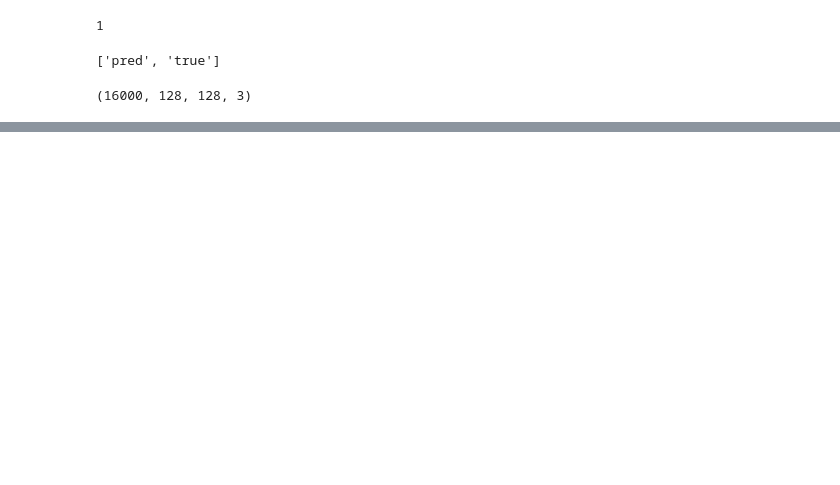
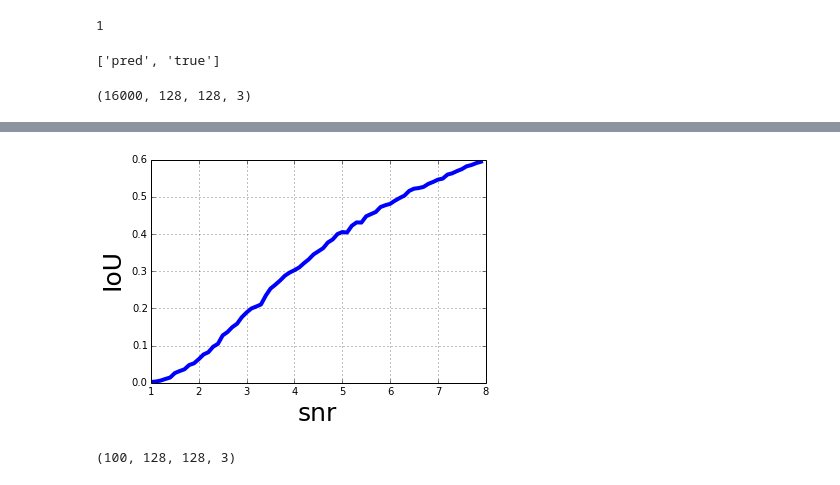
Before and after one commit to Sosnovik/u-rocket, a Jupyter notebook: Untitled.ipynb, the cells around one changed output, grey strips where cells are left out. Cells and saved outputs as stored; diff of their text form; code cells hidden in the pictures; blank space fills up the shorter version.

```diff
--- a/Untitled.ipynb
+++ b/Untitled.ipynb
@@ -72,0 +104,8 @@ TypeError: '_typedict' object is not callable
+# %%
+plt.plot(snr_all_n, iou, linewidth = 4.0)
+plt.xlabel('snr', fontsize = 25)
+plt.ylabel('IoU', fontsize = 25)
+plt.grid(True)
+plt.show()
+# %% [output]
+[figure, added]
@@ -72,0 +117,4 @@ TypeError: '_typedict' object is not callable
+# %%
+np.shape(y_pred_n)
+# %% [output]
+(100, 128, 128, 3)
```
Also changed, not shown: parts of 25 cells of this notebook, 13 other files.
